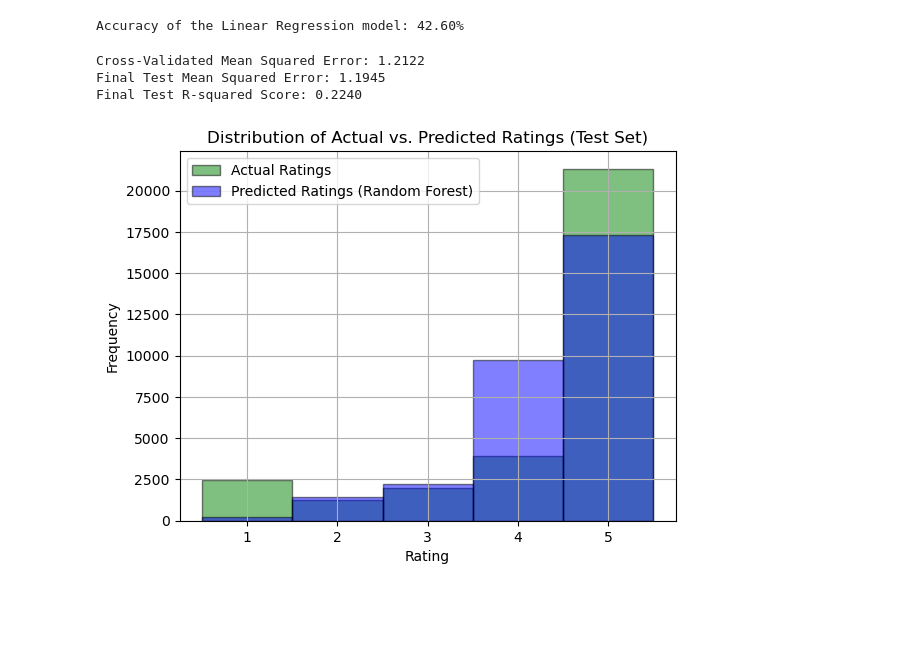
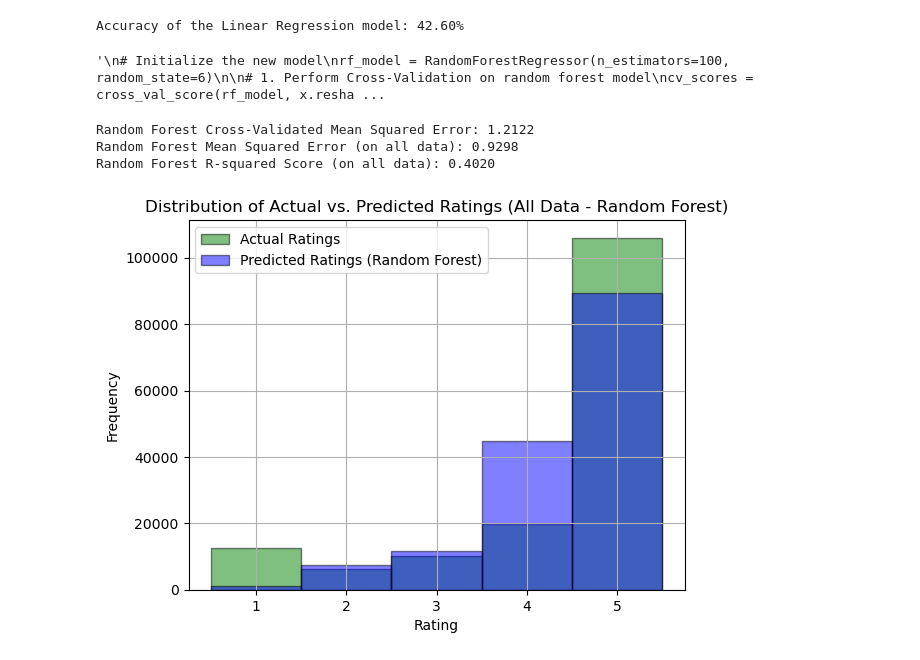
Before and after one commit to Ethan-code-1/DS_4002_Project1, a Jupyter notebook: SCRIPTS/project 1 analysis(3).ipynb, the cells around one changed output. Saved outputs shown, nothing was run; the diff lists cells and outputs as text; code cells hidden in the pictures; blank space fills up the shorter version.

```diff
--- a/SCRIPTS/project 1 analysis(3).ipynb
+++ b/SCRIPTS/project 1 analysis(3).ipynb
@@ -310,9 +307,8 @@ print(f"Accuracy of the Linear Regression model: {accuracy_lr:.2f}%")
 # %% [output]
 Accuracy of the Linear Regression model: 42.60%
 # %%
-# Replicating the methodology above but this time with a randomforest regression model instead of linear regression
-# This will run, but it make take a few minutes!
-
+# Code for the random forest regression (does it using a training and test data split). Commented out in preference of using soley cross_val_score function so both model comparisons and graphs are consistent.
+'''
 # Initialize the new model
 rf_model = RandomForestRegressor(n_estimators=100, random_state=6)
 
@@ -325,6 +321,7 @@ print(f"Cross-Validated Mean Squared Error: {mean_cv_mse:.4f}")
 
 # 2. Fit new model and test MSE and r2 of the fitted model that uses the split test vs. train data as opposed to the cross_val score (cross_val_score is likely more reliable but this also provides an additional metric)
 # Split data into training and testing sets
+
 X_train, X_test, y_train, y_test = train_test_split(x.reshape(-1, 1), y, test_size=0.2, random_state=42)
 
 rf_model.fit(X_train, y_train.ravel())
@@ -350,9 +347,48 @@ plt.xticks([1, 2, 3, 4, 5])
 plt.legend(loc='upper left')
 plt.grid(True)
 plt.show()
+
+'''
 # %% [output]
-Cross-Validated Mean Squared Error: 1.2122
-Final Test Mean Squared Error: 1.1945
-Final Test R-squared Score: 0.2240
+'\n# Initialize the new model\nrf_model = RandomForestRegressor(n_estimators=100, random_state=6)\n\n# 1. Perform Cross-Validation on random forest model\ncv_scores = cross_val_score(rf_model, x.resha ...
-[figure, removed]
+# %%
+# Replicating the methodology above but this time with a randomforest regression model instead of linear regression
+# This will run, but it make take a few minutes!
+rf_model = RandomForestRegressor(n_estimators=100, random_state=6)
+
+#Call cross_val_score
+cv_scores_rf = cross_val_score(rf_model, x.reshape(-1, 1), y.ravel(), scoring='neg_mean_squared_error', cv=5)
+cv_mse_rf = -cv_scores_rf
+mean_cv_mse_rf = np.mean(cv_mse_rf)
+
+print(f"Random Forest Cross-Validated Mean Squared Error: {mean_cv_mse_rf:.4f}")
+
+# Fit on data for the model
+rf_model.fit(x.reshape(-1, 1), y.ravel())
+y_pred_rf = rf_model.predict(x.reshape(-1, 1))
+
+mse_rf = mean_squared_error(y, y_pred_rf)
+r2_rf = r2_score(y, y_pred_rf)
+
+print(f"Random Forest Mean Squared Error (on all data): {mse_rf:.4f}")
+print(f"Random Forest R-squared Score (on all data): {r2_rf:.4f}")
+
+
+
+# Plotting Random Forest (on all data)
+bins = np.arange(1, 7) - 0.5
+plt.hist(y, bins=bins, alpha=0.5, label='Actual Ratings', color='green', edgecolor='black')
+plt.hist(y_pred_rf, bins=bins, alpha=0.5, label='Predicted Ratings (Random Forest)', color='blue', edgecolor='black')
+plt.xlabel('Rating')
+plt.ylabel('Frequency')
+plt.title('Distribution of Actual vs. Predicted Ratings (All Data - Random Forest)')
+plt.xticks([1, 2, 3, 4, 5])
+plt.legend(loc='upper left')
+plt.grid(True)
+plt.show()
+# %% [output]
+Random Forest Cross-Validated Mean Squared Error: 1.2122
+Random Forest Mean Squared Error (on all data): 0.9298
+Random Forest R-squared Score (on all data): 0.4020
+[figure, added]
 # %%
```
Also changed, not shown: parts of 3 cells of this notebook, 4 other files.
